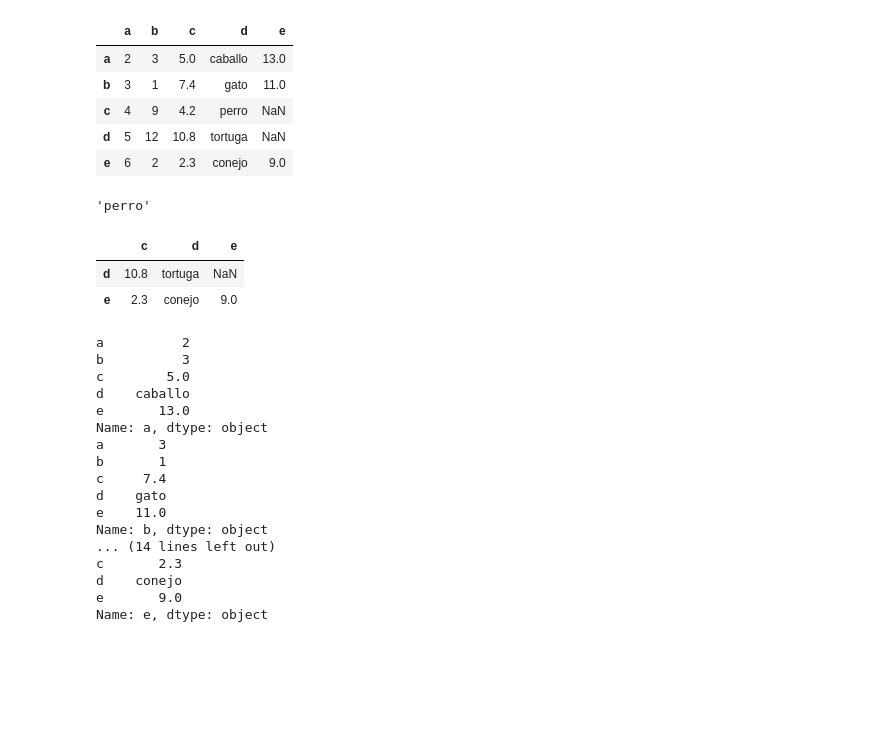
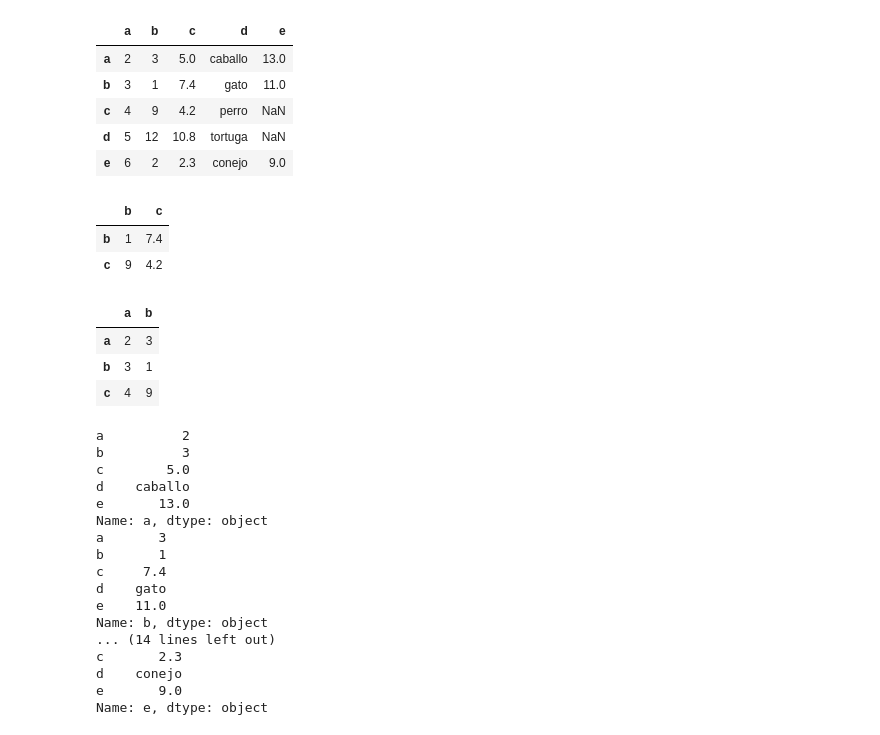
Before and after one commit to gualapuromoises/gbi6, a Jupyter notebook: pandas/code/Pandas.ipynb, the cells around one changed output. Cells and saved outputs as stored; diff of their text form; code cells hidden in the pictures; blank space fills up the shorter version.

```diff
--- a/pandas/code/Pandas.ipynb
+++ b/pandas/code/Pandas.ipynb
@@ -208,16 +201,19 @@ df2
 | c | 4 | 9 | 4.2 | perro | NaN |
 | d | 5 | 12 | 10.8 | tortuga | NaN |
 | e | 6 | 2 | 2.3 | conejo | 9.0 |
+# %%
+df2.iloc[1:3, 1:3]
+# %% [output]
+|  | b | c |
+| b | 1 | 7.4 |
+| c | 9 | 4.2 |
 # %%
-df2.iloc[2, 3]
+df2.iloc[:3,:2]
 # %% [output]
-'perro'
+|  | a | b |
+| a | 2 | 3 |
+| b | 3 | 1 |
+| c | 4 | 9 |
-# %%
-df2.iloc[3:,2:]
-# %% [output]
-|  | c | d | e |
-| d | 10.8 | tortuga | NaN |
-| e | 2.3 | conejo | 9.0 |
 # %%
 #df2.loc[2,'d']
 # %%
```
Also changed, not shown: parts of 29 cells of this notebook, 5 other files.
